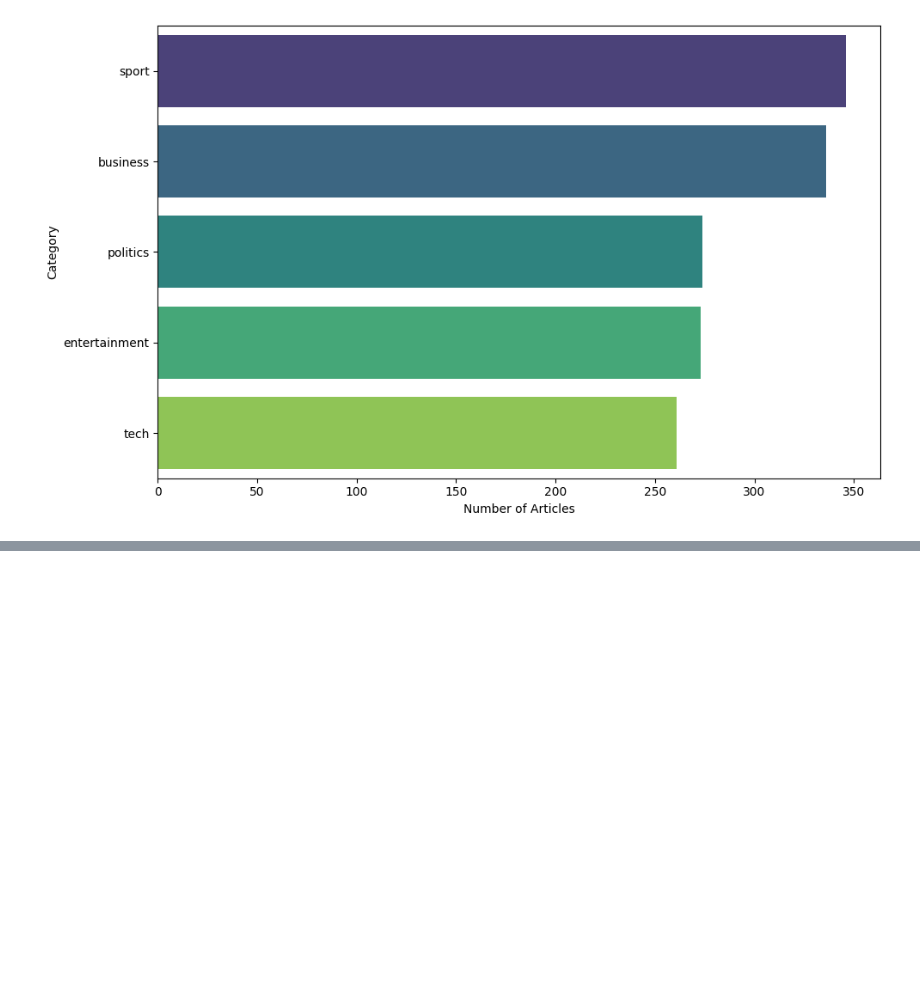
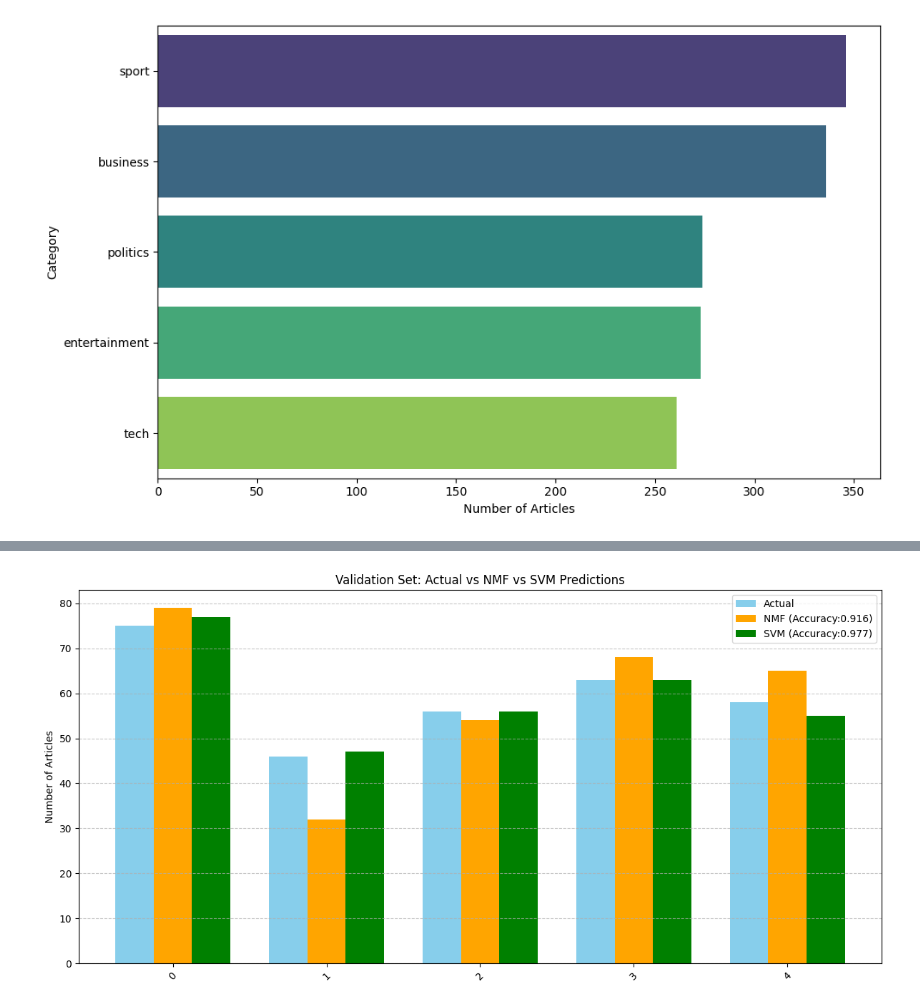
Before and after one commit to alme9155/csca-5632, a Jupyter notebook: bbc-news-classification.ipynb, the cells around one changed output, grey strips where cells are left out. Saved outputs shown, nothing was run; the diff lists cells and outputs as text; code cells hidden in the pictures; blank space fills up the shorter version.

```diff
--- a/bbc-news-classification.ipynb
+++ b/bbc-news-classification.ipynb
@@ -120,0 +346,32 @@ it is necessary to
+# %%
+import matplotlib.pyplot as plt
+import pandas as pd
+import numpy as np
+
+label_idx = sorted(set(y_validate))
+label_name = le.inverse_transform(label_idx)
+
+actual_count = pd.Series(y_validate).value_counts().sort_index()
+nmf_count = pd.Series(y_pred_nmf).value_counts().sort_index()
+svm_count = pd.Series(y_pred_svm).value_counts().sort_index()
+
+actual_count = [actual_count.get(i, 0) for i in label_idx]
+nmf_count = [nmf_count.get(i, 0) for i in label_idx]
+svm_count = [svm_count.get(i, 0) for i in label_idx]
+
+x = np.arange(len(label_idx))
+fig, ax = plt.subplots(figsize=(12, 6))
+ax.bar(x - 0.25, actual_count, 0.25, label='Actual', color='skyblue')
+ax.bar(x, nmf_count, 0.25, label=f"NMF (Accuracy:{score_nmf:.3f})", color='orange')
+ax.bar(x + 0.25, svm_count, 0.25, label=f"SVM (Accuracy:{score_svd:.3f})", color='green')
+
+ax.set_xticks(x)
+ax.set_xticklabels(label_idx, rotation=45)
+ax.set_ylabel("Number of Articles")
+ax.set_title("Validation Set: Actual vs NMF vs SVM Predictions")
+ax.legend()
+ax.grid(axis='y', linestyle='--', alpha=0.7)
+plt.tight_layout()
+plt.show()
+# %% [output]
+[figure, added]
```
Also changed, not shown: parts of 14 cells of this notebook.
